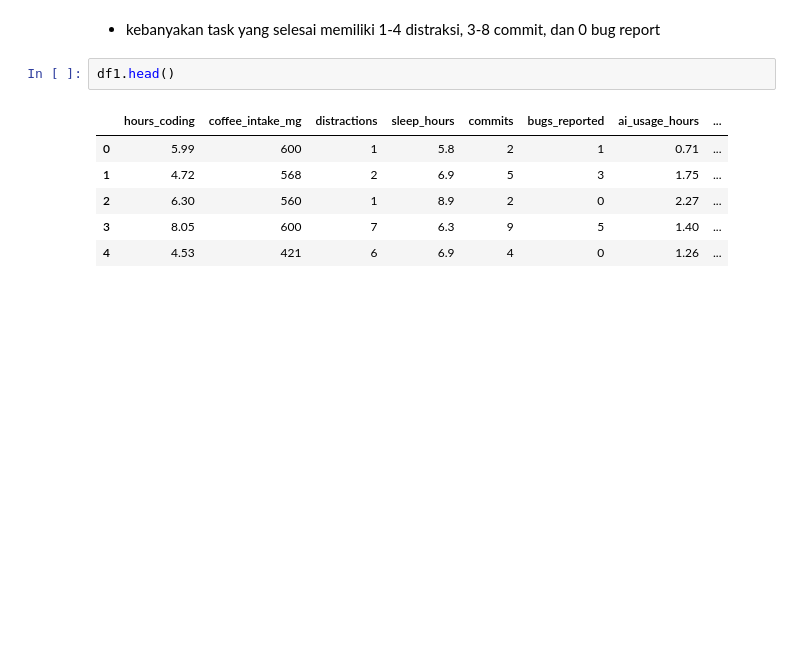
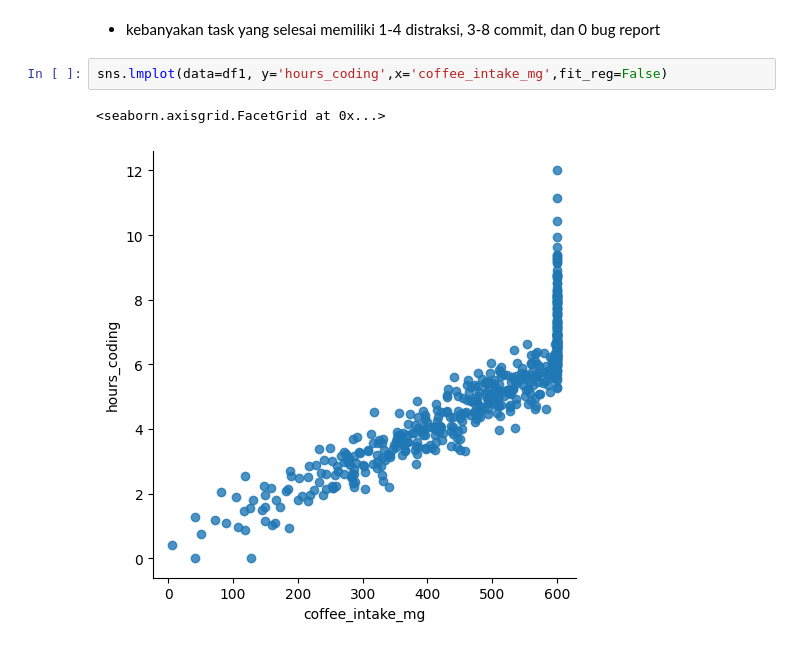
Before and after one commit to cevinpratama/MachineLearning, a Jupyter notebook: Classification/ai_dev_productivty/main.ipynb, the cells around one changed output. Drawn from its saved outputs; the diff is of its cells as text; blank space fills up the shorter version.

Commit message:
feat(Classification/ai_dev): add lmplot,bar diagram, and heatmap in univariate Analysis

```diff
--- a/Classification/ai_dev_productivty/main.ipynb
+++ b/Classification/ai_dev_productivty/main.ipynb
@@ -136,12 +136,8 @@ for i, predictor in enumerate(df1.drop(columns=[
 [figure]
 # %% [markdown]
 - kebanyakan task yang selesai memiliki 1-4 distraksi, 3-8 commit, dan 0 bug report
-# %%
-df1.head()
-# %% [output]
-|  | hours_coding | coffee_intake_mg | distractions | sleep_hours | commits | bugs_reported | ai_usage_hours | ... |
-| 0 | 5.99 | 600 | 1 | 5.8 | 2 | 1 | 0.71 | ... |
-| 1 | 4.72 | 568 | 2 | 6.9 | 5 | 3 | 1.75 | ... |
-| 2 | 6.30 | 560 | 1 | 8.9 | 2 | 0 | 2.27 | ... |
-| 3 | 8.05 | 600 | 7 | 6.3 | 9 | 5 | 1.40 | ... |
-| 4 | 4.53 | 421 | 6 | 6.9 | 4 | 0 | 1.26 | ... |
+# %%
+sns.lmplot(data=df1, y='hours_coding',x='coffee_intake_mg',fit_reg=False)
+# %% [output]
+<seaborn.axisgrid.FacetGrid at 0x...>
+[figure, added]
```
Also changed, not shown: parts of 7 cells of this notebook.
